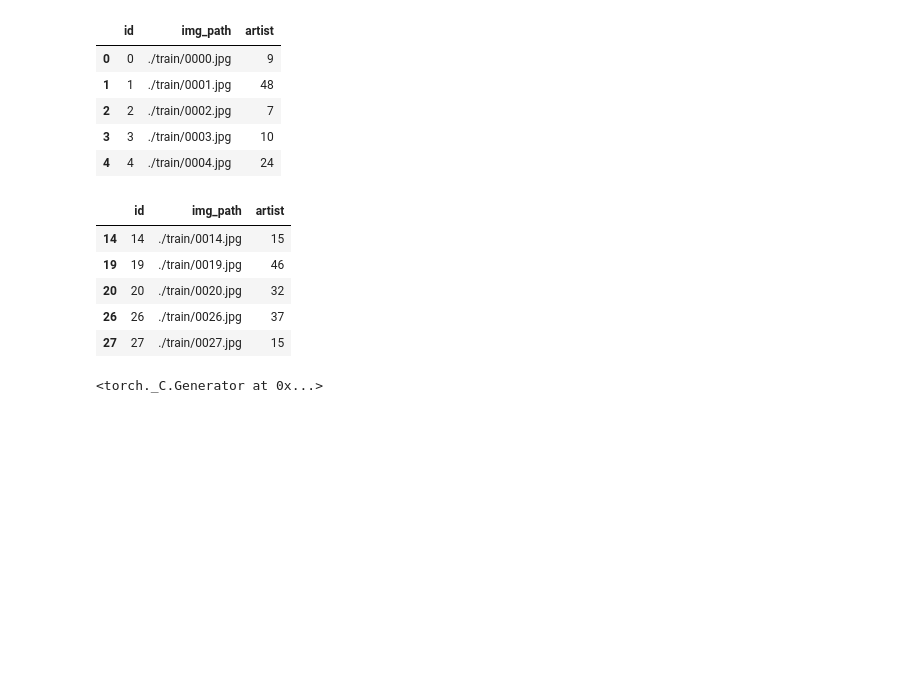
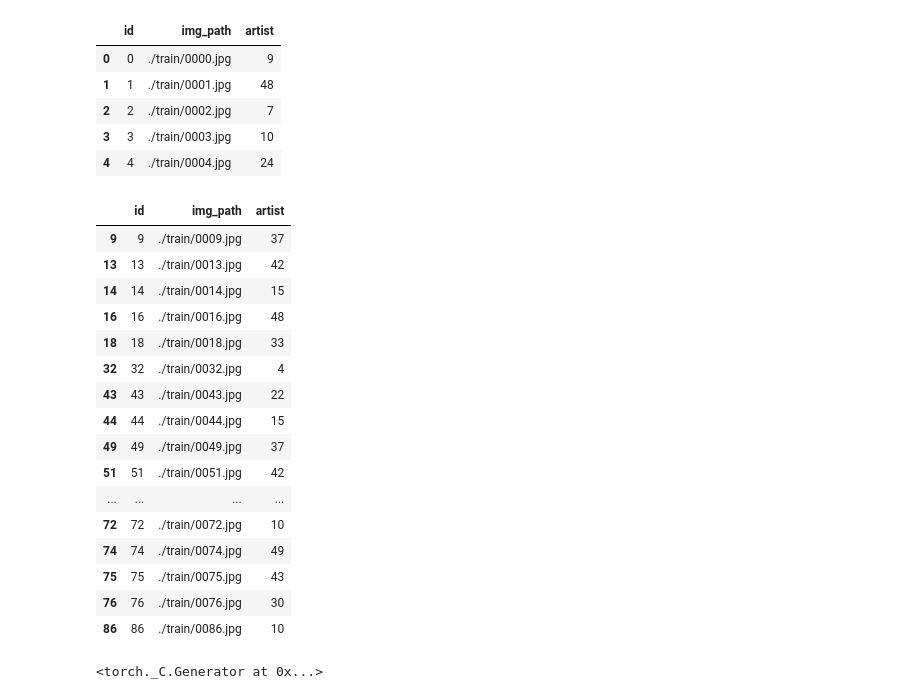
Before and after one commit to bootcamp6th-cv/artists_classfication, a Jupyter notebook: dukim/04_enhanced/5_0_vit_combination.ipynb, the cells around one changed output. Saved outputs shown, nothing was run; the diff lists cells and outputs as text; code cells hidden in the pictures; blank space fills up the shorter version.

```diff
--- a/dukim/04_enhanced/5_0_vit_combination.ipynb
+++ b/dukim/04_enhanced/5_0_vit_combination.ipynb
@@ -61,7 +64,7 @@ CFG = {
     'BATCH_SIZE': 16,
     'PATIENCE': 10,
     'WARMUP': 5,
-    'FILENAME': 'tiny_vit_adamw',
+    'FILENAME': 'tiny_vit_combination',
     'SEED': 6
 }
 # %%
@@ -86,9 +89,7 @@ if running_colab:
 else:
     data_path = '../../data/'
 # %%
-df = pd.read_csv(os.path.join(data_path, 'train.csv'))
-df.loc[3896, 'artist'] = 'Titian'
-df.loc[3986, 'artist'] = 'Alfred Sisley'
+df = pd.read_csv(os.path.join(data_path, 'train_gen.csv'))
 df.head()
 # %% [output]
 |  | id | img_path | artist |
@@ -117,14 +118,25 @@ train_df.head()
 | 4 | 4 | ./train/0004.jpg | 24 |
 # %%
 val_df = val_df.sort_values(by=['id'])
-val_df.head()
+val_df.head(20)
 # %% [output]
 |  | id | img_path | artist |
+| 9 | 9 | ./train/0009.jpg | 37 |
+| 13 | 13 | ./train/0013.jpg | 42 |
 | 14 | 14 | ./train/0014.jpg | 15 |
-| 19 | 19 | ./train/0019.jpg | 46 |
-| 20 | 20 | ./train/0020.jpg | 32 |
-| 26 | 26 | ./train/0026.jpg | 37 |
-| 27 | 27 | ./train/0027.jpg | 15 |
+| 16 | 16 | ./train/0016.jpg | 48 |
+| 18 | 18 | ./train/0018.jpg | 33 |
+| 32 | 32 | ./train/0032.jpg | 4 |
+| 43 | 43 | ./train/0043.jpg | 22 |
+| 44 | 44 | ./train/0044.jpg | 15 |
+| 49 | 49 | ./train/0049.jpg | 37 |
+| 51 | 51 | ./train/0051.jpg | 42 |
+| ... | ... | ... | ... |
+| 72 | 72 | ./train/0072.jpg | 10 |
+| 74 | 74 | ./train/0074.jpg | 49 |
+| 75 | 75 | ./train/0075.jpg | 43 |
+| 76 | 76 | ./train/0076.jpg | 30 |
+| 86 | 86 | ./train/0086.jpg | 10 |
 # %%
 def get_data(df, infer=False):
     if infer:
```
Also changed, not shown: parts of 13 cells of this notebook, 28 other files.
